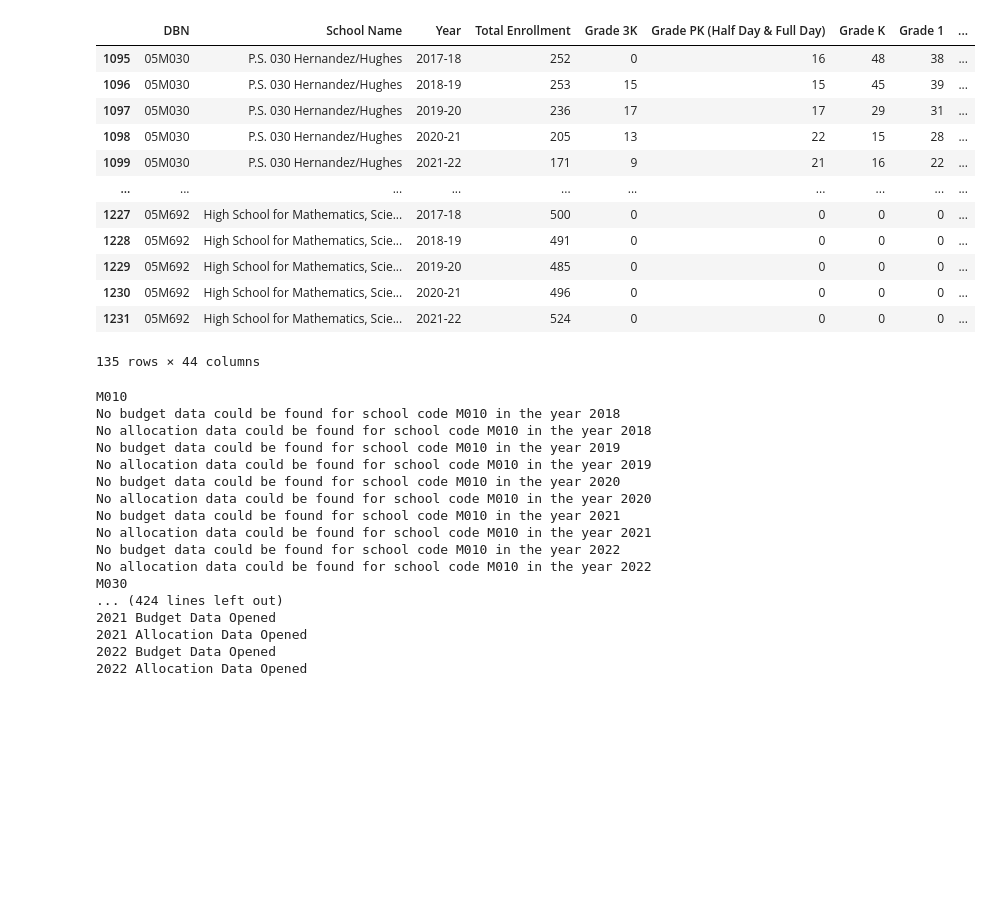
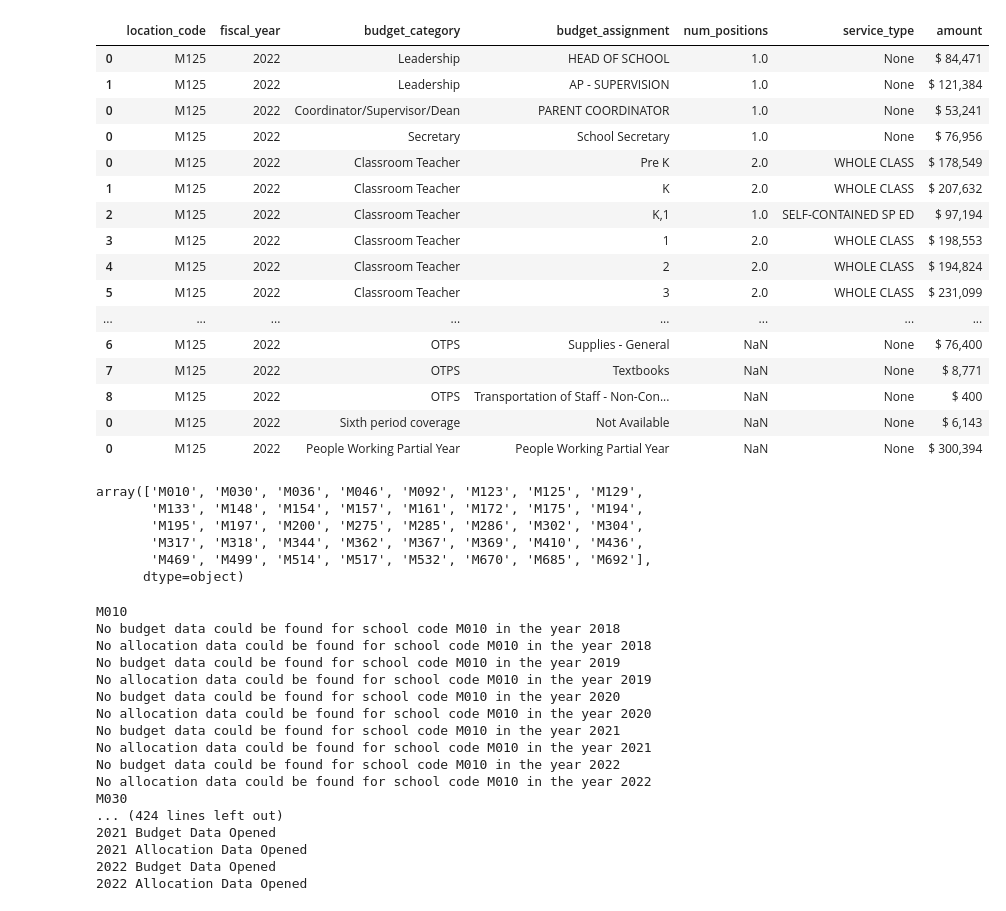
Before and after one commit to vaishalitalwar/School-Budget-and-Allocations, a Jupyter notebook: notebooks/SchoolBudgetScrapers.ipynb, the cells around one changed output. Drawn from its saved outputs; the diff is of its cells as text; code cells hidden in the pictures; blank space fills up the shorter version.

```diff
--- a/notebooks/SchoolBudgetScrapers.ipynb
+++ b/notebooks/SchoolBudgetScrapers.ipynb
@@ -19,8 +15,8 @@ import re
 # %%
 chrome_options = webdriver.ChromeOptions()
-#save any files in the current working directory
 prefs = {'download.default_directory' : os.getcwd()}
-chrome_options.add_argument("--headless")
+#chrome_options.add_argument("--headless")
 chrome_options.add_experimental_option('prefs', prefs)
+driver = webdriver.Chrome(ChromeDriverManager().install(), chrome_options=chrome_options)
 service = ChromeService(executable_path=ChromeDriverManager().install())
 # %%
@@ -118,10 +114,3 @@ def budgetPageScraper(driver, school_code, fiscal_year):
-# %%
-school_code = 'K191'
-fiscal_year = '2022'
-driver = webdriver.Chrome(service = service, options=chrome_options)
 # %%
-if openBudgetSite(driver, school_code, fiscal_year, 'allocation'):
-    df = allocationPageScraper(driver, school_code, fiscal_year)
+if (openBudgetSite(driver, 'M125', '2022', 'budget')):
+    df = budgetPageScraper(driver, 'M125', '2022')
-# %%
-if openBudgetSite(driver, school_code, fiscal_year, 'budget'):
-    df = budgetPageScraper(driver, school_code, fiscal_year)
@@ -137,16 +117,20 @@ district_5_demographic_data.to_csv('district_5_demographic_data.csv')
-# %%
-district_5_demographic_data
-# %% [output]
-|  | DBN | School Name | Year | Total Enrollment | Grade 3K | Grade PK (Half Day & Full Day) | Grade K | Grade 1 | ... |
-| 1095 | 05M030 | P.S. 030 Hernandez/Hughes | 2017-18 | 252 | 0 | 16 | 48 | 38 | ... |
-| 1096 | 05M030 | P.S. 030 Hernandez/Hughes | 2018-19 | 253 | 15 | 15 | 45 | 39 | ... |
-| 1097 | 05M030 | P.S. 030 Hernandez/Hughes | 2019-20 | 236 | 17 | 17 | 29 | 31 | ... |
-| 1098 | 05M030 | P.S. 030 Hernandez/Hughes | 2020-21 | 205 | 13 | 22 | 15 | 28 | ... |
-| 1099 | 05M030 | P.S. 030 Hernandez/Hughes | 2021-22 | 171 | 9 | 21 | 16 | 22 | ... |
-| ... | ... | ... | ... | ... | ... | ... | ... | ... | ... |
-| 1227 | 05M692 | High School for Mathematics, Scie... | 2017-18 | 500 | 0 | 0 | 0 | 0 | ... |
-| 1228 | 05M692 | High School for Mathematics, Scie... | 2018-19 | 491 | 0 | 0 | 0 | 0 | ... |
-| 1229 | 05M692 | High School for Mathematics, Scie... | 2019-20 | 485 | 0 | 0 | 0 | 0 | ... |
-| 1230 | 05M692 | High School for Mathematics, Scie... | 2020-21 | 496 | 0 | 0 | 0 | 0 | ... |
-| 1231 | 05M692 | High School for Mathematics, Scie... | 2021-22 | 524 | 0 | 0 | 0 | 0 | ... |
-135 rows × 44 columns
+# %%
+df
+# %% [output]
+|  | location_code | fiscal_year | budget_category | budget_assignment | num_positions | service_type | amount |
+| 0 | M125 | 2022 | Leadership | HEAD OF SCHOOL | 1.0 | None | $ 84,471 |
+| 1 | M125 | 2022 | Leadership | AP - SUPERVISION | 1.0 | None | $ 121,384 |
+| 0 | M125 | 2022 | Coordinator/Supervisor/Dean | PARENT COORDINATOR | 1.0 | None | $ 53,241 |
+| 0 | M125 | 2022 | Secretary | School Secretary | 1.0 | None | $ 76,956 |
+| 0 | M125 | 2022 | Classroom Teacher | Pre K | 2.0 | WHOLE CLASS | $ 178,549 |
+| 1 | M125 | 2022 | Classroom Teacher | K | 2.0 | WHOLE CLASS | $ 207,632 |
+| 2 | M125 | 2022 | Classroom Teacher | K,1 | 1.0 | SELF-CONTAINED SP ED | $ 97,194 |
+| 3 | M125 | 2022 | Classroom Teacher | 1 | 2.0 | WHOLE CLASS | $ 198,553 |
+| 4 | M125 | 2022 | Classroom Teacher | 2 | 2.0 | WHOLE CLASS | $ 194,824 |
+| 5 | M125 | 2022 | Classroom Teacher | 3 | 2.0 | WHOLE CLASS | $ 231,099 |
+| ... | ... | ... | ... | ... | ... | ... | ... |
+| 6 | M125 | 2022 | OTPS | Supplies - General | NaN | None | $ 76,400 |
+| 7 | M125 | 2022 | OTPS | Textbooks | NaN | None | $ 8,771 |
+| 8 | M125 | 2022 | OTPS | Transportation of Staff - Non-Con... | NaN | None | $ 400 |
+| 0 | M125 | 2022 | Sixth period coverage | Not Available | NaN | None | $ 6,143 |
+| 0 | M125 | 2022 | People Working Partial Year | People Working Partial Year | NaN | None | $ 300,394 |
@@ -153 +139,10 @@ district_5_demographic_data
+# %%
+school_data['location_code'].unique()
+# %% [output]
+array(['M010', 'M030', 'M036', 'M046', 'M092', 'M123', 'M125', 'M129',
+       'M133', 'M148', 'M154', 'M157', 'M161', 'M172', 'M175', 'M194',
+       'M195', 'M197', 'M200', 'M275', 'M285', 'M286', 'M302', 'M304',
+       'M317', 'M318', 'M344', 'M362', 'M367', 'M369', 'M410', 'M436',
+       'M469', 'M499', 'M514', 'M517', 'M532', 'M670', 'M685', 'M692'],
+      dtype=object)
 # %%
```
Also changed, not shown: parts of 17 cells of this notebook, 3 other files.
